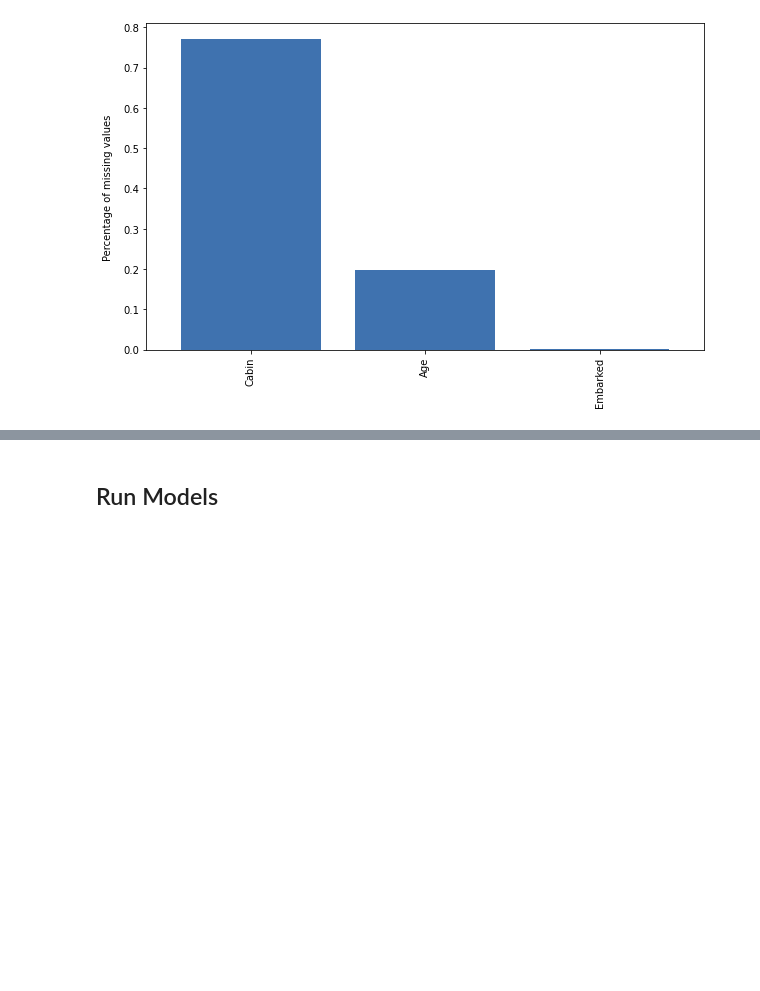
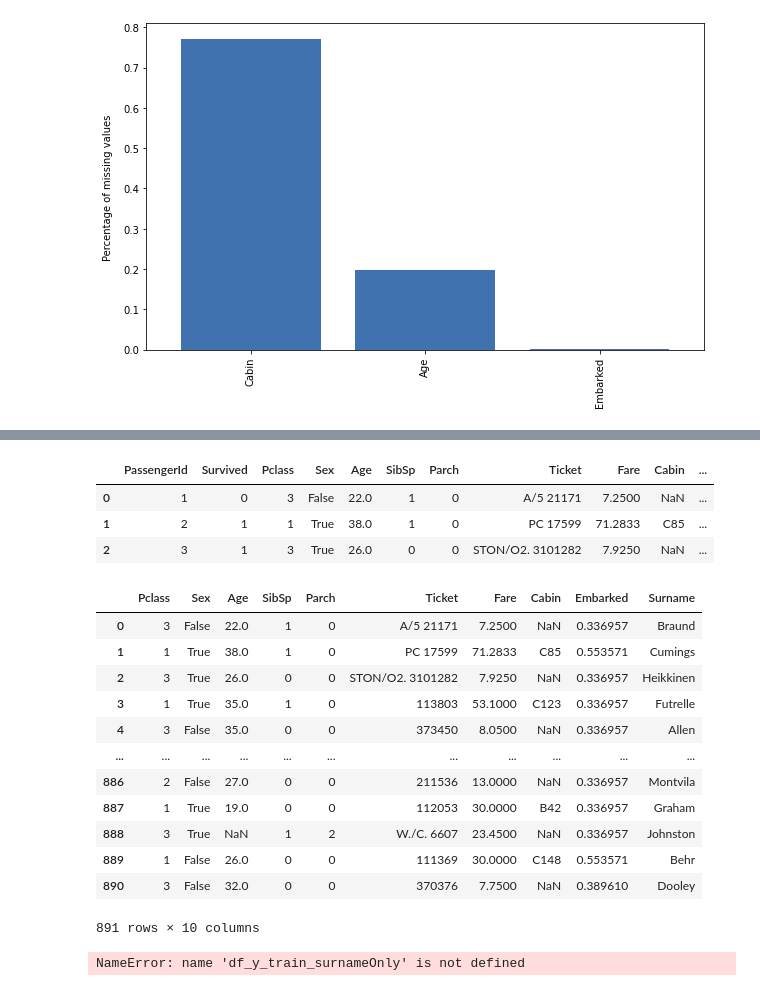
Before and after one commit to Yucheng-Zhu/Titanic_MachineLearningfromDisaster, a Jupyter notebook: Titanic (MLP).ipynb, the cells around one changed output, grey strips where cells are left out. Cells and saved outputs as stored; diff of their text form; code cells hidden in the pictures; blank space fills up the shorter version.

```diff
--- a/Titanic (MLP).ipynb
+++ b/Titanic (MLP).ipynb
@@ -239,2 +175,0 @@ NormalizeAndOneHot(
-# %% [markdown]
-## Run Models
@@ -246,0 +176,47 @@ NormalizeAndOneHot(
+# %%
+# -- Drop first names
+def DropFirstName(df_train_numericized):
+    df_train_surnameOnly = df_train_numericized.copy(deep=True)
+    Names = df_train_numericized['Name'].str.split(',', expand=True)
+    df_train_surnameOnly['Surname'] = Names[0]
+    df_train_surnameOnly = df_train_surnameOnly.drop('Name', axis=1)
+    return df_train_surnameOnly
+df_train_surnameOnly = DropFirstName(df_train_numericized)
+df_test_surnameOnly = DropFirstName(df_test_numericized)
+df_train_surnameOnly.head(3)
+# %% [output]
+|  | PassengerId | Survived | Pclass | Sex | Age | SibSp | Parch | Ticket | Fare | Cabin | ... |
+| 0 | 1 | 0 | 3 | False | 22.0 | 1 | 0 | A/5 21171 | 7.2500 | NaN | ... |
+| 1 | 2 | 1 | 1 | True | 38.0 | 1 | 0 | PC 17599 | 71.2833 | C85 | ... |
+| 2 | 3 | 1 | 3 | True | 26.0 | 0 | 0 | STON/O2. 3101282 | 7.9250 | NaN | ... |
+# %%
+# -- Separate independent variables and dependent variables
+X_train_clean = df_train_surnameOnly.drop(['PassengerId', 'Survived', 'Count'], axis=1)
+y_train_clean = df_train_surnameOnly['Survived']
+X_test_clean = df_train_surnameOnly.drop(['PassengerId', 'Count'], axis=1)
+X_train_clean
+# %% [output]
+|  | Pclass | Sex | Age | SibSp | Parch | Ticket | Fare | Cabin | Embarked | Surname |
+| 0 | 3 | False | 22.0 | 1 | 0 | A/5 21171 | 7.2500 | NaN | 0.336957 | Braund |
+| 1 | 1 | True | 38.0 | 1 | 0 | PC 17599 | 71.2833 | C85 | 0.553571 | Cumings |
+| 2 | 3 | True | 26.0 | 0 | 0 | STON/O2. 3101282 | 7.9250 | NaN | 0.336957 | Heikkinen |
+| 3 | 1 | True | 35.0 | 1 | 0 | 113803 | 53.1000 | C123 | 0.336957 | Futrelle |
+| 4 | 3 | False | 35.0 | 0 | 0 | 373450 | 8.0500 | NaN | 0.336957 | Allen |
+| ... | ... | ... | ... | ... | ... | ... | ... | ... | ... | ... |
+| 886 | 2 | False | 27.0 | 0 | 0 | 211536 | 13.0000 | NaN | 0.336957 | Montvila |
+| 887 | 1 | True | 19.0 | 0 | 0 | 112053 | 30.0000 | B42 | 0.336957 | Graham |
+| 888 | 3 | True | NaN | 1 | 2 | W./C. 6607 | 23.4500 | NaN | 0.336957 | Johnston |
+| 889 | 1 | False | 26.0 | 0 | 0 | 111369 | 30.0000 | C148 | 0.553571 | Behr |
+| 890 | 3 | False | 32.0 | 0 | 0 | 370376 | 7.7500 | NaN | 0.389610 | Dooley |
+891 rows × 10 columns
+# %%
+# -- Split train validation data
+from sklearn.model_selection import train_test_split
+X_train, X_valid, y_train, y_valid = train_test_split(
+    X_train_clean, y_train_clean,
+    test_size=0.2,
+    random_state=RANDOM_STATE
+)
+X_train
+# %% [output]
+NameError: name 'df_y_train_surnameOnly' is not defined
```
Also changed, not shown: parts of 12 cells of this notebook.
